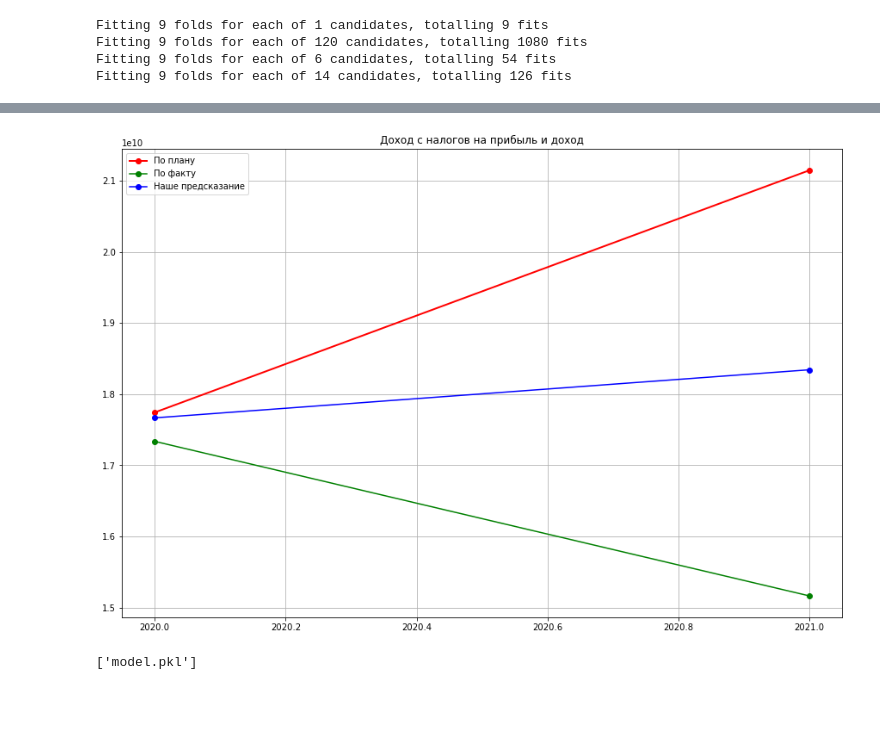
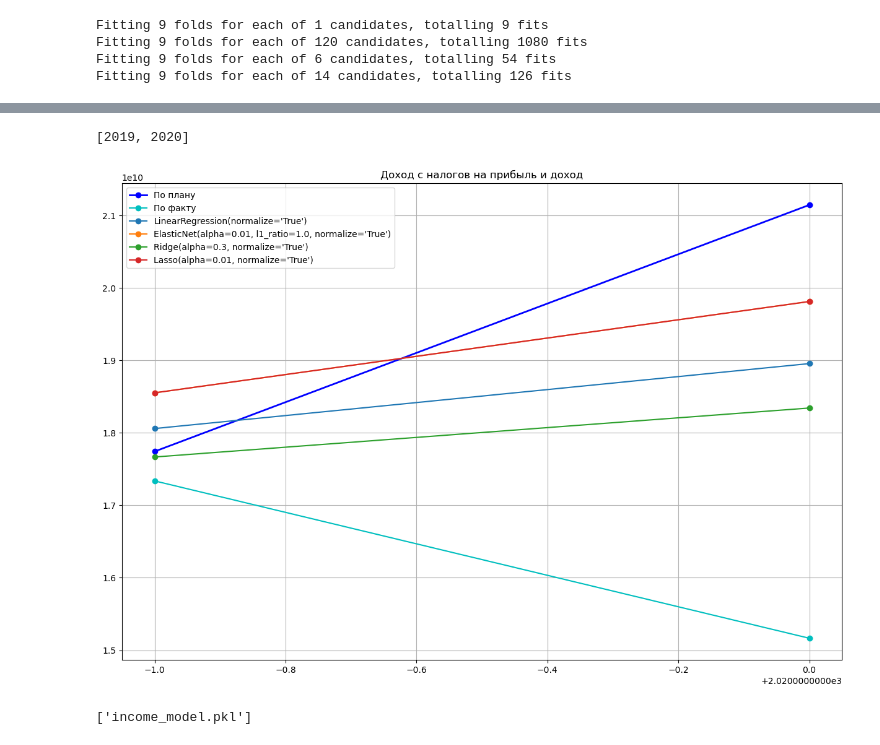
Before and after one commit to deethereal/DigitalLeaders_budget_10_HACK, a Jupyter notebook: DenisFirstTry.ipynb, the cells around one changed output, grey strips where cells are left out. Saved outputs shown, nothing was run; the diff lists cells and outputs as text; code cells hidden in the pictures; blank space fills up the shorter version.

Commit message:
new models

```diff
--- a/DenisFirstTry.ipynb
+++ b/DenisFirstTry.ipynb
@@ -209,15 +205,21 @@ ElasticNet(alpha=0.01, l1_ratio=1.0, normalize='True')
+# %%
+ys = list(range(2020-test_count+1,2021))
+ys
+# %% [output]
+[2019, 2020]
 # %%
 fig, axes = plt.subplots(figsize=(15,10))
-axes.plot(range(2021-test_count+1,2022), preds[-test_count:],'r-o',label='По плану',linewidth=2)
-axes.plot(range(2021-test_count+1,2022), y_test,'g-o',label='По факту')
-axes.plot(range(2021-test_count+1,2022), best_model[-2].predict(X_test),'b-o',label='Наше предсказание')
+axes.plot(ys, preds[-test_count:],'b-o',label='По плану',linewidth=2)
+axes.plot(ys, y_test,'c-o',label='По факту')
+for i in range(len(best_model)):
+    axes.plot(ys, best_model[i].predict(X_test),'o-',label=best_model[i])
 axes.legend()
 axes.grid(True)
 axes.set_title('Доход с налогов на прибыль и доход')
 plt.show()
 # %% [output]
-[figure, old version]
+[figure, new version]
-# %%
-joblib.dump(best_model[-2],'model.pkl')
-# %% [output]
-['model.pkl']
+# %%
+joblib.dump(best_model[-2],'income_model.pkl')
+# %% [output]
+['income_model.pkl']
```
Also changed, not shown: parts of 20 cells of this notebook.
